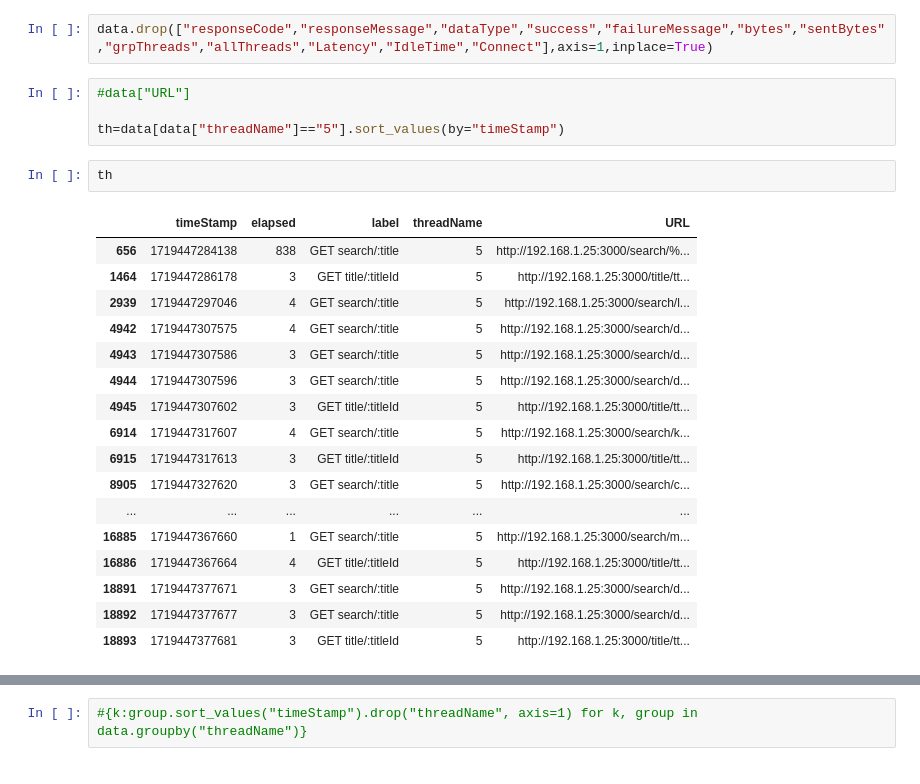
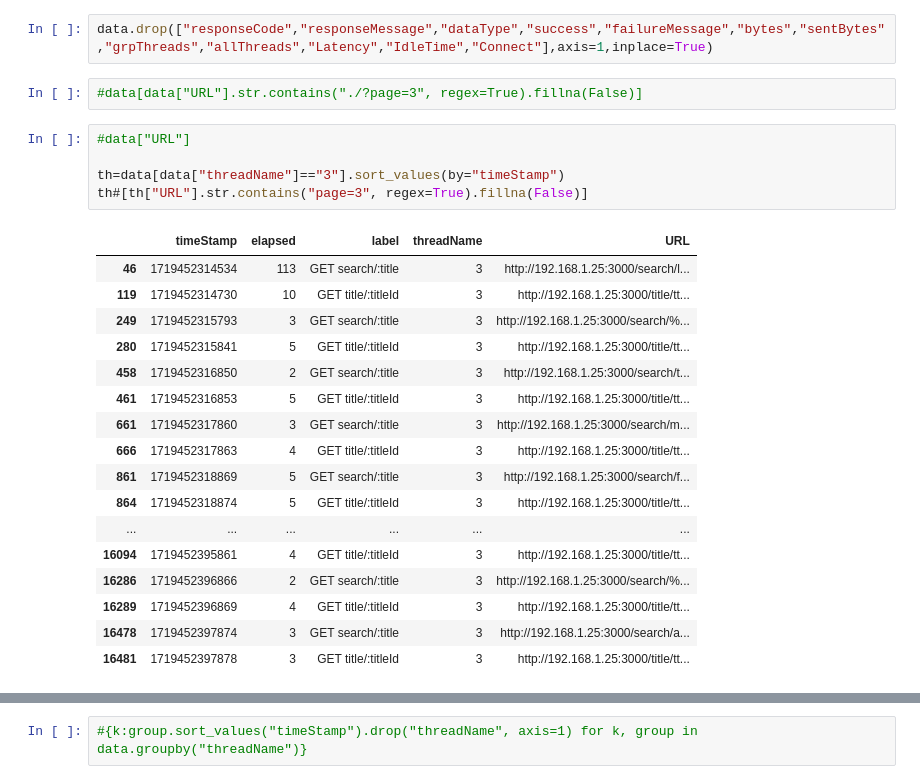
Before and after one commit to danieljaderpellattiero/unive-imdb, a Jupyter notebook: load_test/search-with-click/old_results/Untitled-1.ipynb, the cells around one changed output, grey strips where cells are left out. Saved outputs shown, nothing was run; the diff lists cells and outputs as text.

```diff
--- a/load_test/search-with-click/old_results/Untitled-1.ipynb
+++ b/load_test/search-with-click/old_results/Untitled-1.ipynb
@@ -9,27 +9,28 @@ data=pd.read_csv('../results_1000/results.csv')
 data["threadName"]=data["threadName"].apply(lambda x: x[15:])
 # %%
 data.drop(["responseCode","responseMessage","dataType","success","failureMessage","bytes","sentBytes","grpThreads","allThreads","Latency","IdleTime","Connect"],axis=1,inplace=True)
+# %%
+#data[data["URL"].str.contains("./?page=3", regex=True).fillna(False)]
 # %%
 #data["URL"]
 
-th=data[data["threadName"]=="5"].sort_values(by="timeStamp")
+th=data[data["threadName"]=="3"].sort_values(by="timeStamp")
+th#[th["URL"].str.contains("page=3", regex=True).fillna(False)]
+# %% [output]
+|  | timeStamp | elapsed | label | threadName | URL |
+| 46 | 1719452314534 | 113 | GET search/:title | 3 | http://192.168.1.25:3000/search/l... |
+| 119 | 1719452314730 | 10 | GET title/:titleId | 3 | http://192.168.1.25:3000/title/tt... |
+| 249 | 1719452315793 | 3 | GET search/:title | 3 | http://192.168.1.25:3000/search/%... |
+| 280 | 1719452315841 | 5 | GET title/:titleId | 3 | http://192.168.1.25:3000/title/tt... |
+| 458 | 1719452316850 | 2 | GET search/:title | 3 | http://192.168.1.25:3000/search/t... |
+| 461 | 1719452316853 | 5 | GET title/:titleId | 3 | http://192.168.1.25:3000/title/tt... |
+| 661 | 1719452317860 | 3 | GET search/:title | 3 | http://192.168.1.25:3000/search/m... |
+| 666 | 1719452317863 | 4 | GET title/:titleId | 3 | http://192.168.1.25:3000/title/tt... |
+| 861 | 1719452318869 | 5 | GET search/:title | 3 | http://192.168.1.25:3000/search/f... |
+| 864 | 1719452318874 | 5 | GET title/:titleId | 3 | http://192.168.1.25:3000/title/tt... |
+| ... | ... | ... | ... | ... | ... |
+| 16094 | 1719452395861 | 4 | GET title/:titleId | 3 | http://192.168.1.25:3000/title/tt... |
+| 16286 | 1719452396866 | 2 | GET search/:title | 3 | http://192.168.1.25:3000/search/%... |
+| 16289 | 1719452396869 | 4 | GET title/:titleId | 3 | http://192.168.1.25:3000/title/tt... |
+| 16478 | 1719452397874 | 3 | GET search/:title | 3 | http://192.168.1.25:3000/search/a... |
+| 16481 | 1719452397878 | 3 | GET title/:titleId | 3 | http://192.168.1.25:3000/title/tt... |
-# %%
-th
-# %% [output]
-|  | timeStamp | elapsed | label | threadName | URL |
-| 656 | 1719447284138 | 838 | GET search/:title | 5 | http://192.168.1.25:3000/search/%... |
-| 1464 | 1719447286178 | 3 | GET title/:titleId | 5 | http://192.168.1.25:3000/title/tt... |
-| 2939 | 1719447297046 | 4 | GET search/:title | 5 | http://192.168.1.25:3000/search/l... |
-| 4942 | 1719447307575 | 4 | GET search/:title | 5 | http://192.168.1.25:3000/search/d... |
-| 4943 | 1719447307586 | 3 | GET search/:title | 5 | http://192.168.1.25:3000/search/d... |
-| 4944 | 1719447307596 | 3 | GET search/:title | 5 | http://192.168.1.25:3000/search/d... |
-| 4945 | 1719447307602 | 3 | GET title/:titleId | 5 | http://192.168.1.25:3000/title/tt... |
-| 6914 | 1719447317607 | 4 | GET search/:title | 5 | http://192.168.1.25:3000/search/k... |
-| 6915 | 1719447317613 | 3 | GET title/:titleId | 5 | http://192.168.1.25:3000/title/tt... |
-| 8905 | 1719447327620 | 3 | GET search/:title | 5 | http://192.168.1.25:3000/search/c... |
-| ... | ... | ... | ... | ... | ... |
-| 16885 | 1719447367660 | 1 | GET search/:title | 5 | http://192.168.1.25:3000/search/m... |
-| 16886 | 1719447367664 | 4 | GET title/:titleId | 5 | http://192.168.1.25:3000/title/tt... |
-| 18891 | 1719447377671 | 3 | GET search/:title | 5 | http://192.168.1.25:3000/search/d... |
-| 18892 | 1719447377677 | 3 | GET search/:title | 5 | http://192.168.1.25:3000/search/d... |
-| 18893 | 1719447377681 | 3 | GET title/:titleId | 5 | http://192.168.1.25:3000/title/tt... |
```
Also changed, not shown: parts of 4 cells of this notebook, 3 other files.
